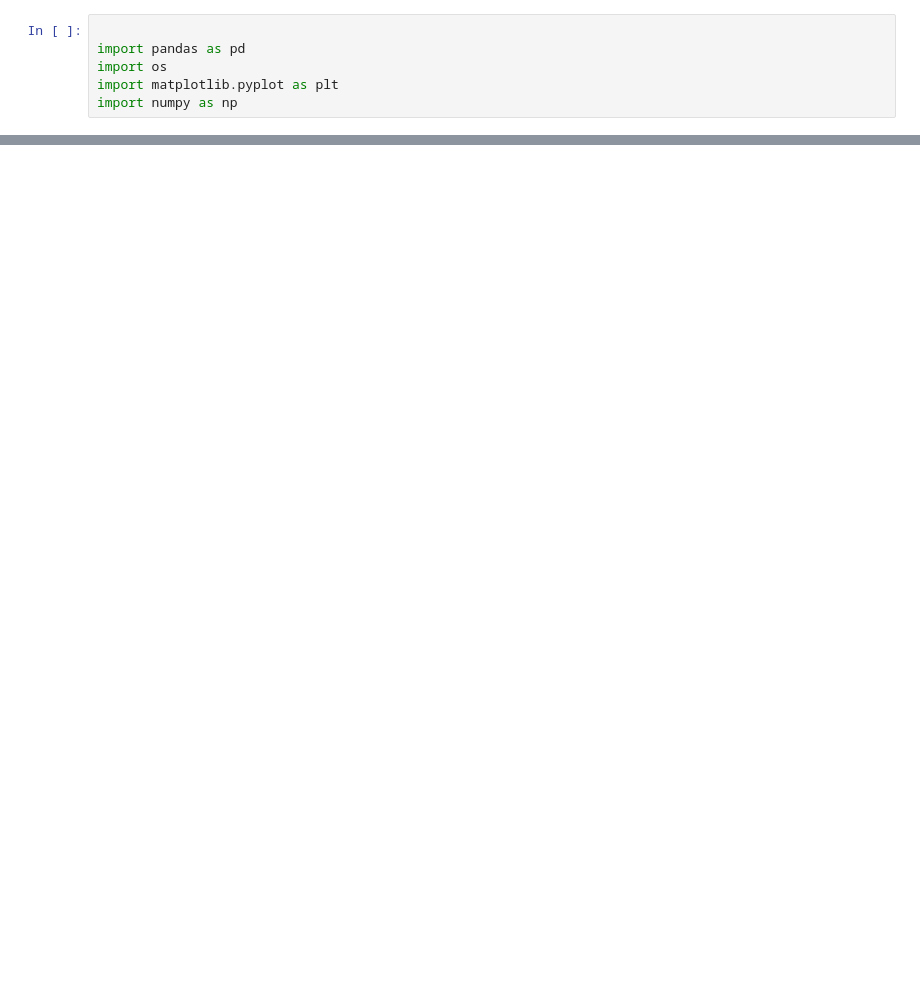
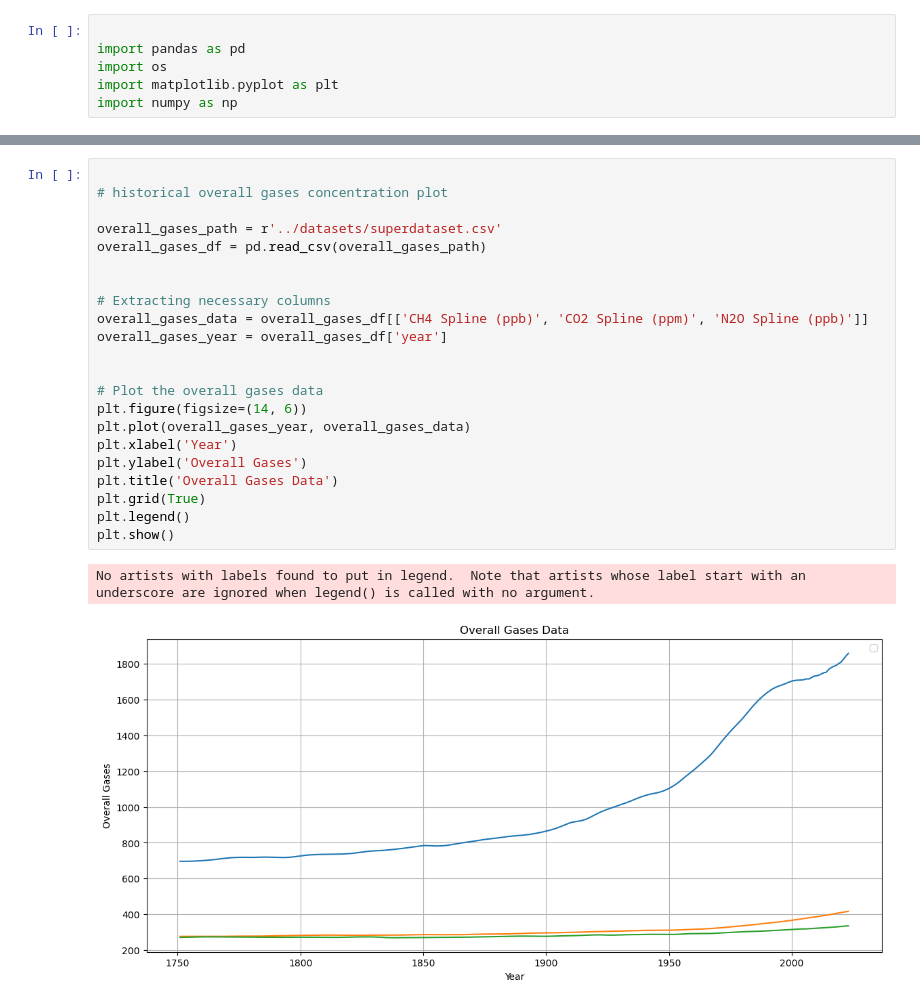
Before and after one commit to ACM40960/project-ouyang, a Jupyter notebook: code/dataset.ipynb, the cells around one changed output, grey strips where cells are left out. Cells and saved outputs as stored; diff of their text form; blank space fills up the shorter version.

```diff
--- a/code/dataset.ipynb
+++ b/code/dataset.ipynb
@@ -44,6 +44,31 @@ plt.show()
 # %% [output]
 [figure]
 [figure]
+# %%
+
+# historical overall gases concentration plot
+
+overall_gases_path = r'../datasets/superdataset.csv'
+overall_gases_df = pd.read_csv(overall_gases_path)
+
+
+# Extracting necessary columns
+overall_gases_data = overall_gases_df[['CH4 Spline (ppb)', 'CO2 Spline (ppm)', 'N2O Spline (ppb)']]
+overall_gases_year = overall_gases_df['year']
+
+
+# Plot the overall gases data
+plt.figure(figsize=(14, 6))
+plt.plot(overall_gases_year, overall_gases_data)
+plt.xlabel('Year')
+plt.ylabel('Overall Gases')
+plt.title('Overall Gases Data')
+plt.grid(True)
+plt.legend()
+plt.show()
+# %% [output]
+No artists with labels found to put in legend.  Note that artists whose label start with an underscore are ignored when legend() is called with no argument.
+[figure, added]
 # %%
 # NOAA GML DATA CO2 CH4 N2O
 # https://gml.noaa.gov/ccgg/trends/data.html
```
Also changed, not shown: parts of 14 cells of this notebook, 7 other files.
